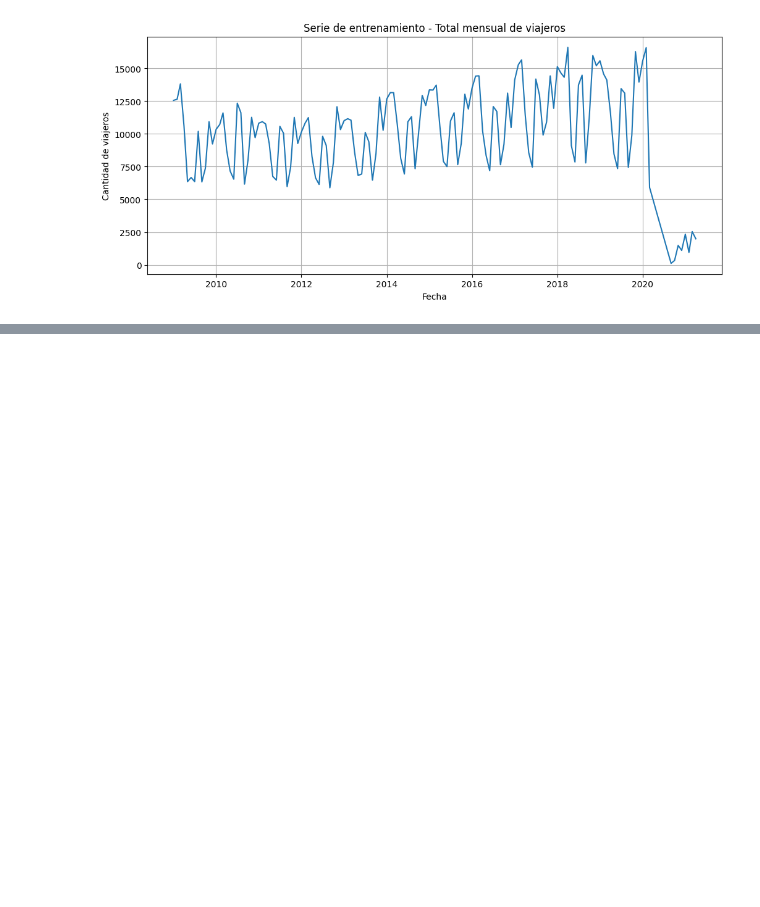
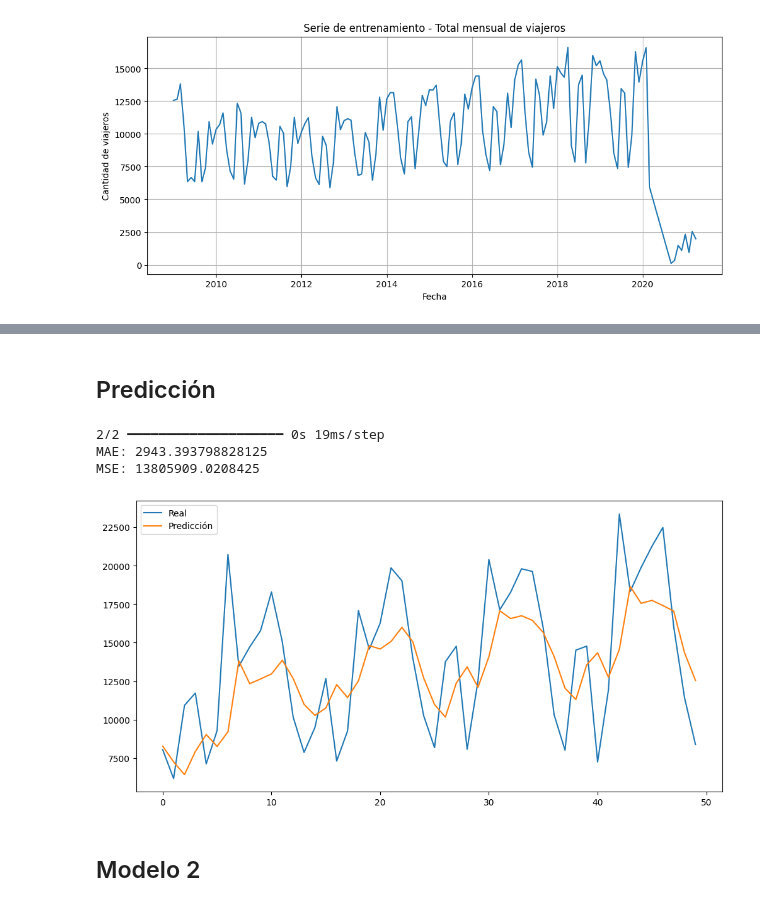
Before and after one commit to JAVIERCLO/lab2_DS, a Jupyter notebook: Modelos.ipynb, the cells around one changed output, grey strips where cells are left out. Cells and saved outputs as stored; diff of their text form; code cells hidden in the pictures; blank space fills up the shorter version.

Commit message:
avances de laboratorio: modelos LSTM con tuneo de parametros

```diff
--- a/Modelos.ipynb
+++ b/Modelos.ipynb
@@ -13,7 +11,7 @@ from prophet import Prophet
 # %% [markdown]
 ## Datos
 # %%
-df = pd.read_csv("datos/datos_lab1.csv")
+df = pd.read_csv("datos/datos_lab2.csv")
 df["fecha"] = pd.to_datetime({
     "year": df["Año"],
     "month": df["Mes cod"],
@@ -556,0 +160,14 @@ comparacion.sort_values(by="RMSE", ascending=True)
+# %%
+ventana = 12 # Tamaño de ventana para la serie temporal
+x = []
+y = []
+
+for i in range(len(train_escalado) - ventana):
+    x.append(train_escalado[i: i + ventana])
+    y.append(train_escalado[i + ventana])
+
+x = np.array(x)
+y = np.array(y)
+
+print(x.shape)
+print(y.shape)
@@ -556,0 +232,37 @@ comparacion.sort_values(by="RMSE", ascending=True)
+# %% [markdown]
+## Predicción
+# %%
+test_escalado = scaler.transform(test.values.reshape(-1, 1))
+ventana = 12 # Tamaño de ventana para la serie temporal
+x_test = []
+y_test = []
+
+for i in range(len(test_escalado) - ventana):
+    x_test.append(test_escalado[i: i + ventana])
+    y_test.append(test_escalado[i + ventana])
+
+x_test = np.array(x_test)
+y_test = np.array(y_test)
+
+prediccion1 = modelo1.predict(x_test)
+prediccion1 = scaler.inverse_transform(prediccion1)
+y_real = scaler.inverse_transform(y_test)
+mae = mean_absolute_error(y_real, prediccion1)
+mse = mean_squared_error(y_real, prediccion1)
+
+print("MAE:", mae)
+print("MSE:", mse)
+
+# Gráfica
+plt.figure(figsize=(12,6))
+plt.plot(y_real, label='Real')
+plt.plot(prediccion1, label='Predicción')
+plt.legend()
+plt.show()
+# %% [output]
+2/2 ━━━━━━━━━━━━━━━━━━━━ 0s 19ms/step
+MAE: 2943.393798828125
+MSE: 13805909.0208425
+[figure, added]
+# %% [markdown]
+## Modelo 2
```
Also changed, not shown: parts of 39 cells of this notebook, 2 other files.
